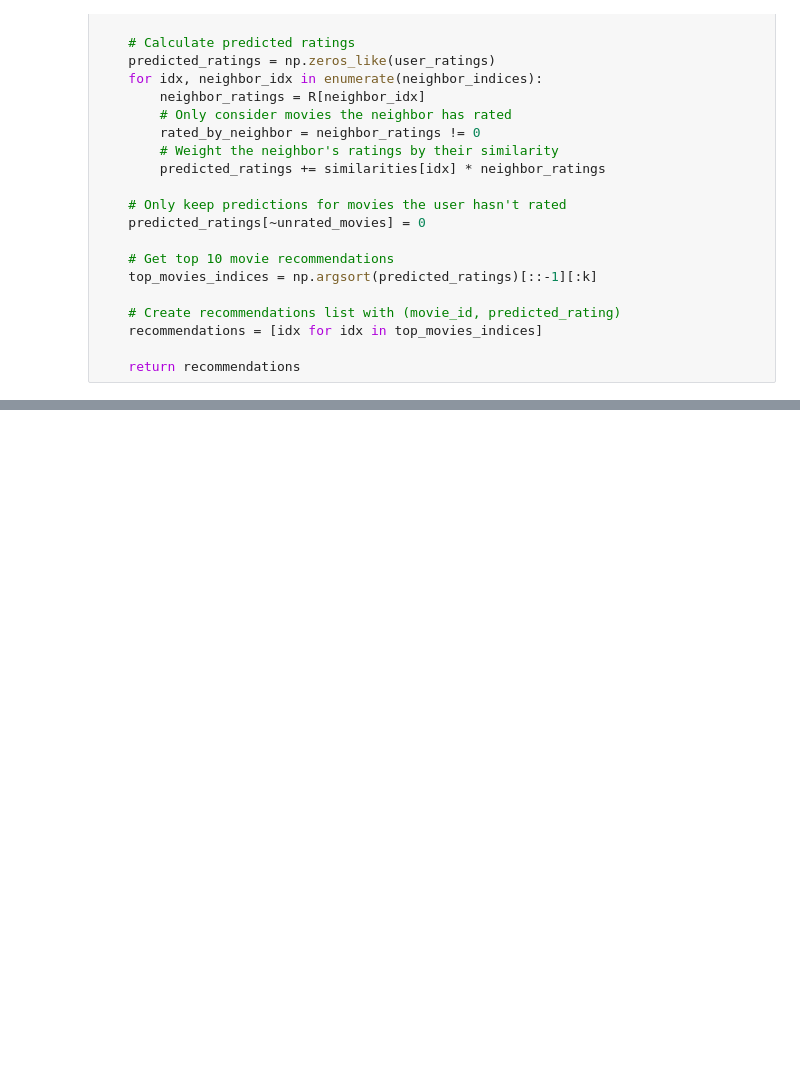
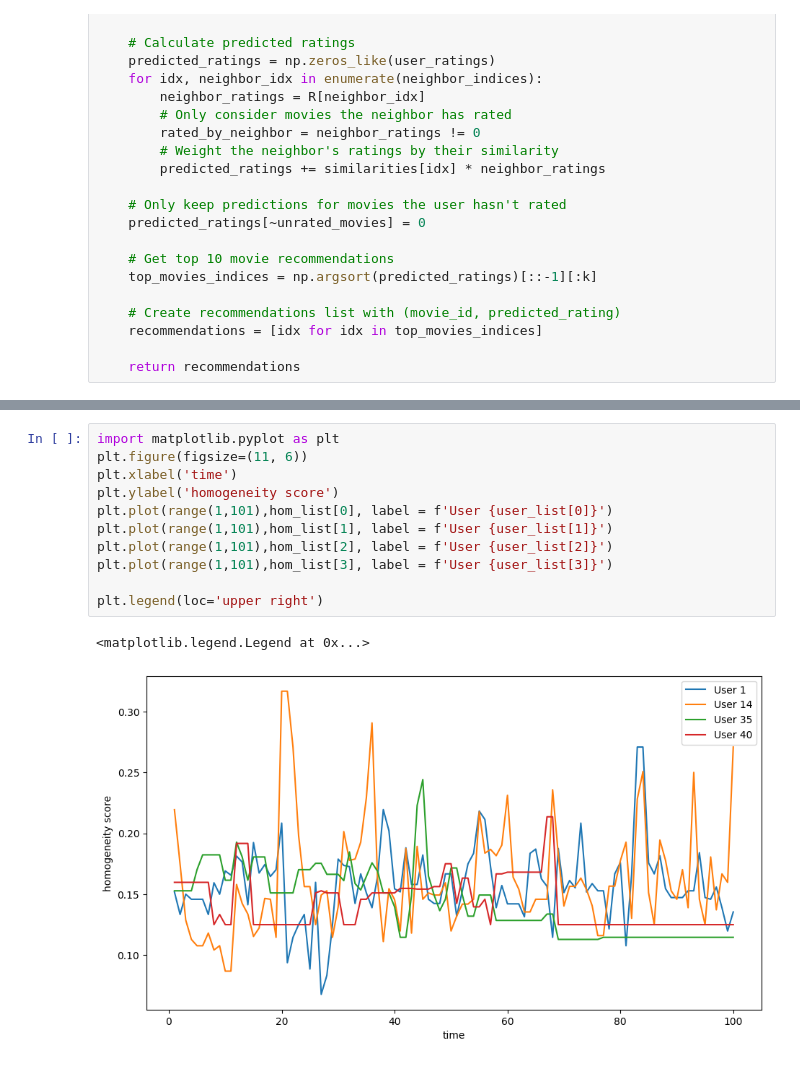
Before and after one commit to saishridhar/CS520---Project, a Jupyter notebook: notebooks/experiment_2.ipynb, the cells around one changed output, grey strips where cells are left out. Cells and saved outputs as stored; diff of their text form; blank space fills up the shorter version.

```diff
--- a/notebooks/experiment_2.ipynb
+++ b/notebooks/experiment_2.ipynb
@@ -187,0 +439,14 @@ np.array(recommendations).shape
+# %%
+import matplotlib.pyplot as plt
+plt.figure(figsize=(11, 6))
+plt.xlabel('time')
+plt.ylabel('homogeneity score')
+plt.plot(range(1,101),hom_list[0], label = f'User {user_list[0]}')
+plt.plot(range(1,101),hom_list[1], label = f'User {user_list[1]}')
+plt.plot(range(1,101),hom_list[2], label = f'User {user_list[2]}')
+plt.plot(range(1,101),hom_list[3], label = f'User {user_list[3]}')
+
+plt.legend(loc='upper right')
+# %% [output]
+<matplotlib.legend.Legend at 0x...>
+[figure, added]
```
Also changed, not shown: parts of 17 cells of this notebook, 5 other files.
